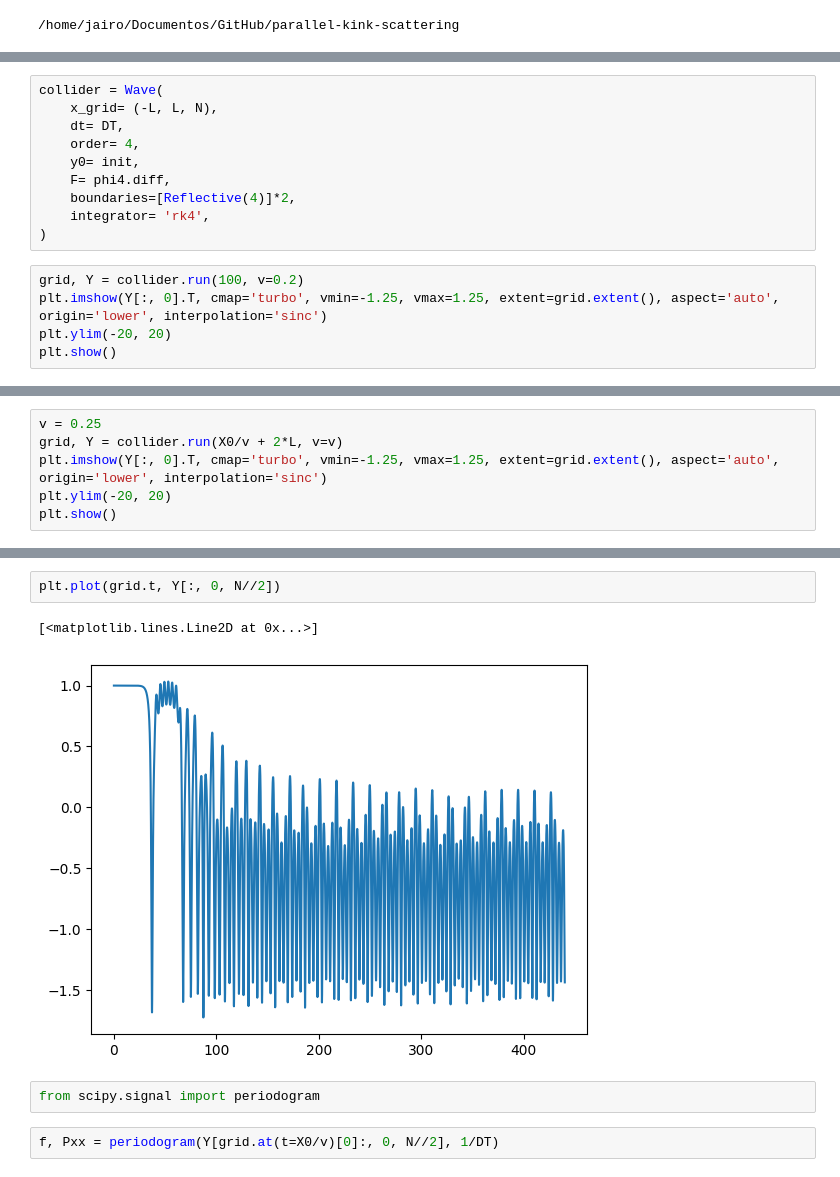
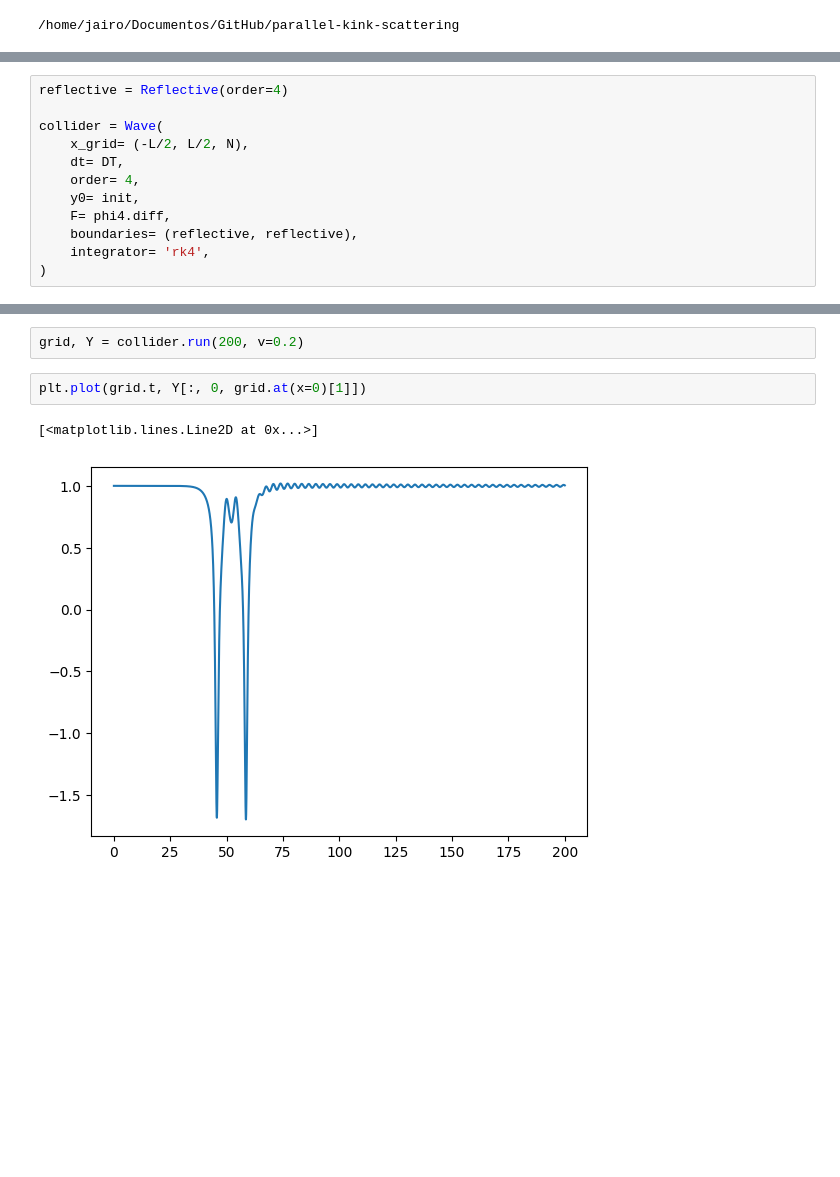
Before and after one commit to JairoSSantos/parallel-kink-scattering, a Jupyter notebook: notebooks/experiments.ipynb, the cells around one changed output, grey strips where cells are left out. Drawn from its saved outputs; the diff is of its cells as text; blank space fills up the shorter version.

```diff
--- a/notebooks/experiments.ipynb
+++ b/notebooks/experiments.ipynb
@@ -24,15 +25,12 @@ def init(x, v):
 # %%
+reflective = Reflective(order=4)
+
 collider = Wave(
-    x_grid= (-L, L, N),
+    x_grid= (-L/2, L/2, N),
     dt= DT,
     order= 4,
     y0= init,
     F= phi4.diff,
-    boundaries=[Reflective(4)]*2,
+    boundaries= (reflective, reflective),
     integrator= 'rk4',
 )
-# %%
-grid, Y = collider.run(100, v=0.2)
-plt.imshow(Y[:, 0].T, cmap='turbo', vmin=-1.25, vmax=1.25, extent=grid.extent(), aspect='auto', origin='lower', interpolation='sinc')
-plt.ylim(-20, 20)
-plt.show()
@@ -41,6 +36,0 @@ plt.show()
-# %%
-v = 0.25
-grid, Y = collider.run(X0/v + 2*L, v=v)
-plt.imshow(Y[:, 0].T, cmap='turbo', vmin=-1.25, vmax=1.25, extent=grid.extent(), aspect='auto', origin='lower', interpolation='sinc')
-plt.ylim(-20, 20)
-plt.show()
@@ -49,9 +37,7 @@ plt.show()
+# %%
+grid, Y = collider.run(200, v=0.2)
 # %%
-plt.plot(grid.t, Y[:, 0, N//2])
+plt.plot(grid.t, Y[:, 0, grid.at(x=0)[1]])
 # %% [output]
 [<matplotlib.lines.Line2D at 0x...>]
-[figure, old version]
+[figure, new version]
-# %%
-from scipy.signal import periodogram
-# %%
-f, Pxx = periodogram(Y[grid.at(t=X0/v)[0]:, 0, N//2], 1/DT)
```
Also changed, not shown: parts of 7 cells of this notebook, 15 other files.
